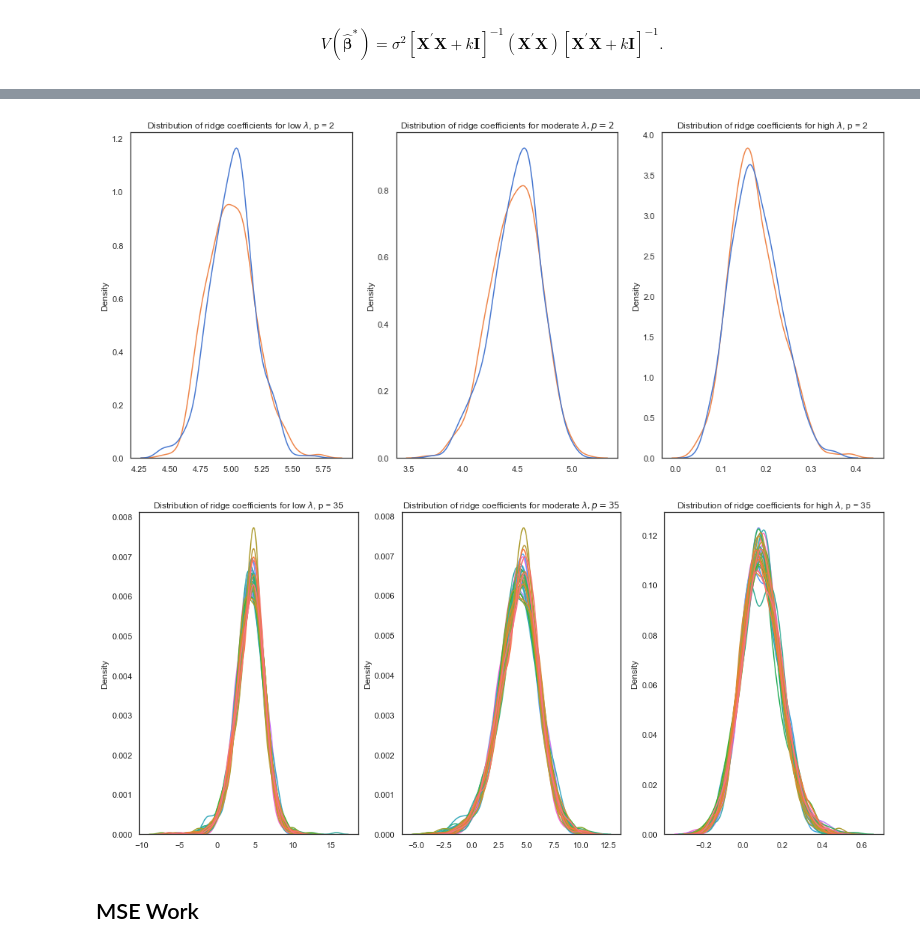
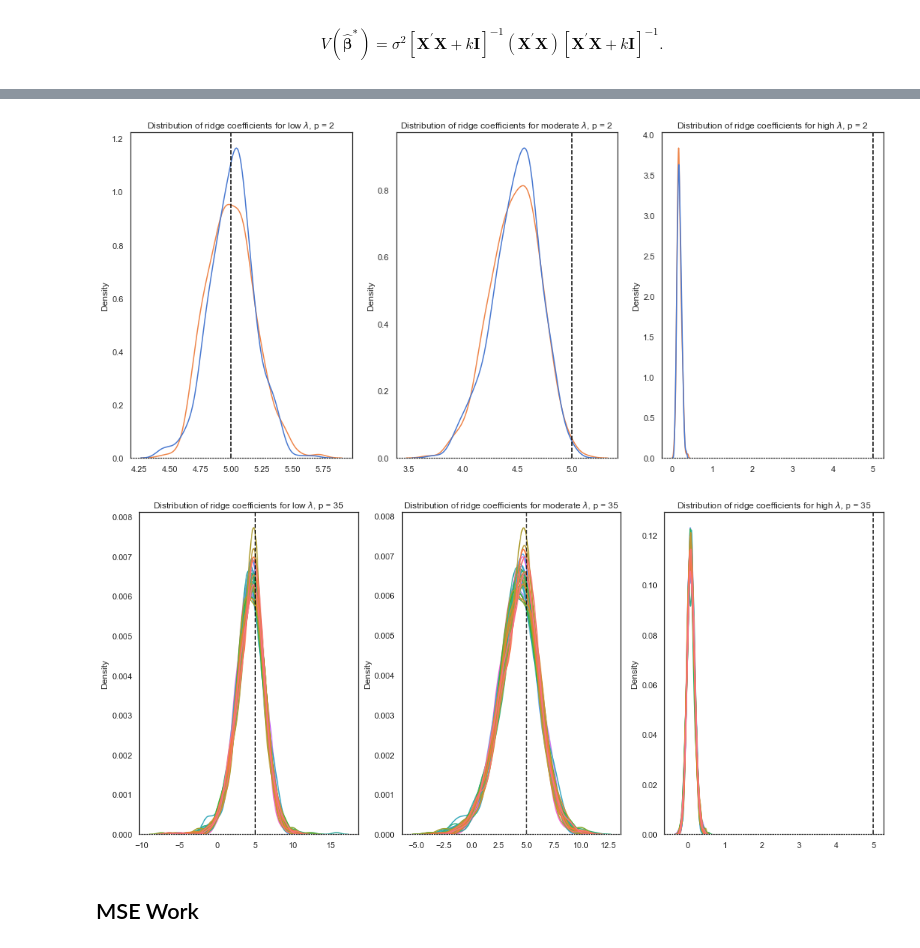
Before and after one commit to s6emschw/RM-project, a Jupyter notebook: Final_Notebook_RM.ipynb, the cells around one changed output, grey strips where cells are left out. Drawn from its saved outputs; the diff is of its cells as text; code cells hidden in the pictures.

Commit message:
Adjusted plot functions.

```diff
--- a/Final_Notebook_RM.ipynb
+++ b/Final_Notebook_RM.ipynb
@@ -199,14 +199,39 @@ plot_average_betas(dfs_try, alphas, reg_type)
 # %%
 df_low_a_2, df_med_a_2, df_high_a_2 = get_ridge_var_distribution(df_list_betas_ridge_2, iterations_sim, 20, 170, 190)
 df_low_a_35, df_med_a_35, df_high_a_35 = get_ridge_var_distribution(df_list_betas_ridge_35, iterations_sim, 20, 70, 190)
+# %%
+def plot_shrunken_beta_distribution(df_low, df_med, df_high, reg_type):
+
+    sns.set(style="white", palette="muted", color_codes=True)
+
+    # Set up the matplotlib figure
+    f, axes = plt.subplots(1, 3, figsize=(18, 8))
+
+    fig_1=sns.kdeplot(data=df_low, ax=axes[0])
+    fig_1.legend([],[], frameon=False)
+    fig_1.axvline(x=5, color='black', linestyle='--')
+    fig_1.spines["bottom"].set_linestyle("dotted")
+    fig_1.title.set_text(f"Distribution of {reg_type} coefficients for low $\lambda$, p = {df_low.shape[1]}")
+
+    fig_2=sns.kdeplot(data=df_med, ax=axes[1])
+    fig_2.legend([],[], frameon=False)
+    fig_2.axvline(x=5, color='black', linestyle='--')
+    fig_2.spines["bottom"].set_linestyle("dotted")
+    fig_2.title.set_text(f"Distribution of {reg_type} coefficients for moderate $\lambda$, p = {df_med.shape[1]}")
+
+    fig_3=sns.kdeplot(data=df_high, ax=axes[2])
+    fig_3.legend([],[], frameon=False)
+    fig_3.axvline(x=5, color='black', linestyle='--')
+    fig_3.spines["bottom"].set_linestyle("dotted")
+    fig_3.title.set_text(f"Distribution of {reg_type} coefficients for high $\lambda$, p = {df_high.shape[1]}")
 # %%
-plot_ridge_beta_distribution(df_low_a_2, df_med_a_2, df_high_a_2)
+plot_shrunken_beta_distribution(df_low_a_2, df_med_a_2, df_high_a_2, "ridge")
 # %% [output]
-[figure, old version]
+[figure, new version]
 # %%
-plot_ridge_beta_distribution(df_low_a_35, df_med_a_35, df_high_a_35)
+plot_shrunken_beta_distribution(df_low_a_35, df_med_a_35, df_high_a_35, "ridge")
 # %% [output]
-[figure, old version]
+[figure, new version]
 # %% [markdown]
 ## MSE Work
 # %%
```
Also changed, not shown: parts of 6 cells of this notebook.
